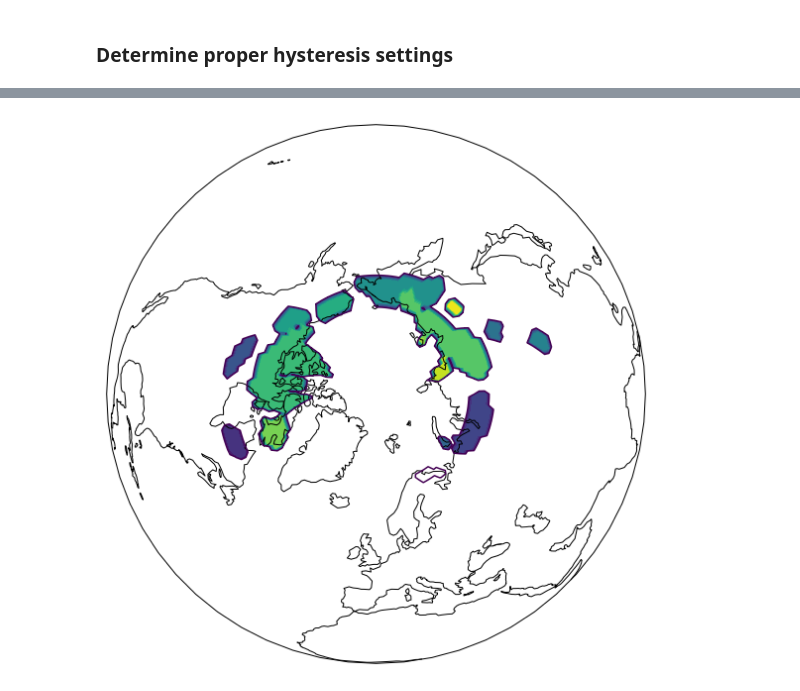
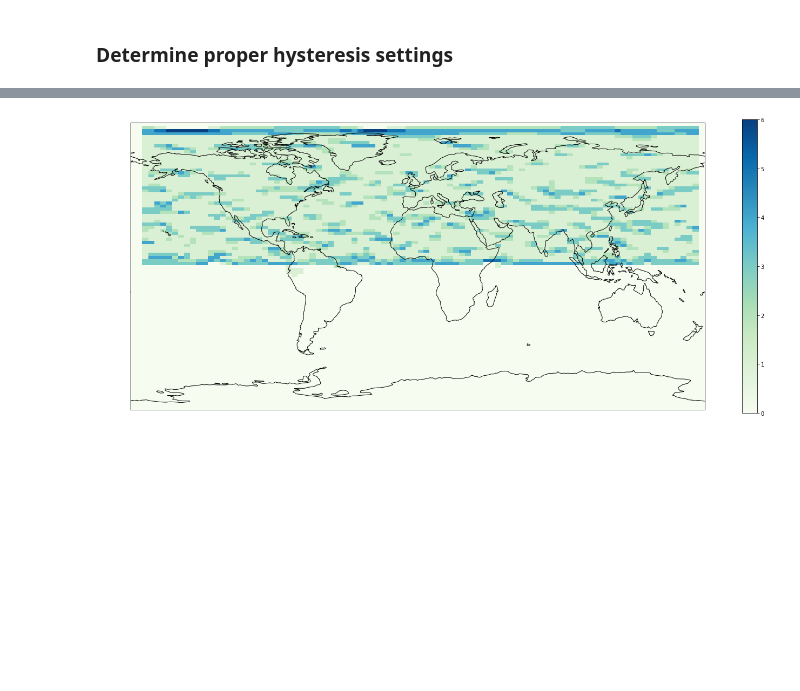
Before and after one commit to abrupt-climate/notebooks, a Jupyter notebook: Testcase1_IPSL.ipynb, the cells around one changed output, grey strips where cells are left out. Drawn from its saved outputs; the diff is of its cells as text; code cells hidden in the pictures; blank space fills up the shorter version.

```diff
--- a/Testcase1_IPSL.ipynb
+++ b/Testcase1_IPSL.ipynb
@@ -195,36 +198,9 @@ edges = cp_double_threshold(data=dat, mask=mask, a=1/threshold_b, b=1/threshold_
 m = edges.transpose([2, 1, 0])
+# %%
+plot_plate_carree(yearly_box, m.sum(axis=0), cmap='GnBu')
+# %% [output]
+[figure, added]
 # %%
 labels, n_features = ndimage.label(m, ndimage.generate_binary_structure(3, 3))
-# %%
-# projection = ccrs.RotatedPole(pole_longitude=0, pole_latitude=0)
-transform = ccrs.RotatedPole(pole_longitude=180.0, pole_latitude=90)
-projection=ccrs.Orthographic(central_latitude=90)
-
-lons = box.lon.copy()
-lats = box.lat.copy()
-value = labels.max(axis=0)
-
-if True:
-    value = np.concatenate([value[:, :], value[:, 0:1]], axis=1)
-    lons = np.concatenate([lons, lons[0:1]])
-
-if False:
-    lats = np.concatenate([lats, [90.0]])
-    value = np.concatenate([value[:, :], value[0:1, :]], axis=0)
-
-fig = plt.subplot(111)
-ax = plt.axes(projection=projection)
-ax.contourf(
-    lons, lats, value,
-    transform=transform, levels=np.arange(n_features+1))
-ax.contour(
-    lons, lats, value,
-    transform=transform, levels=[0.5])
-ax.set_global() # extent([0, 180, 0, 90])
-ax.coastlines()
-# fig.colorbar(pcm)
-plt.show()
-# %% [output]
-[figure, removed]
 # %%
 years = np.array([d.year for d in yearly_box.dates])
```
Also changed, not shown: parts of 18 cells of this notebook, 3 other files.
